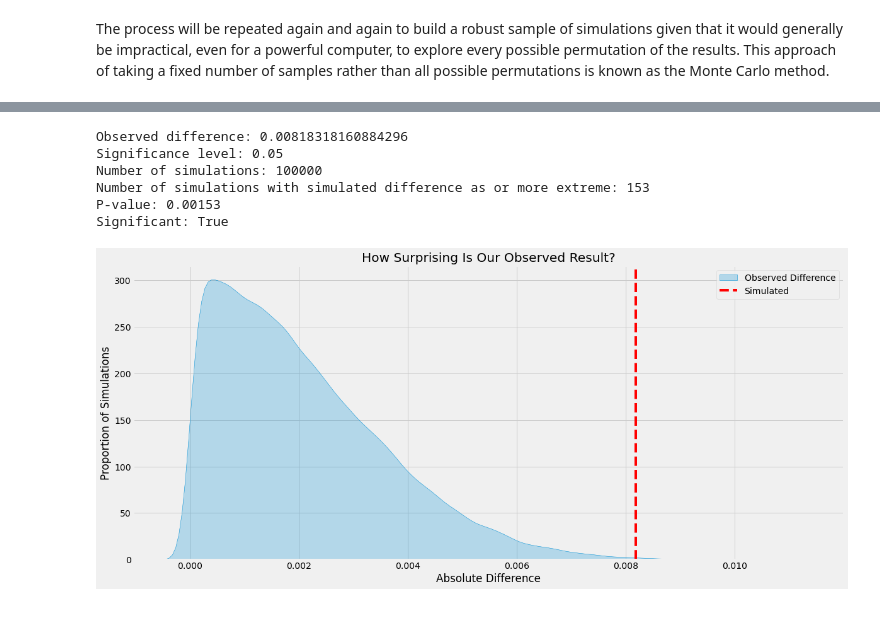
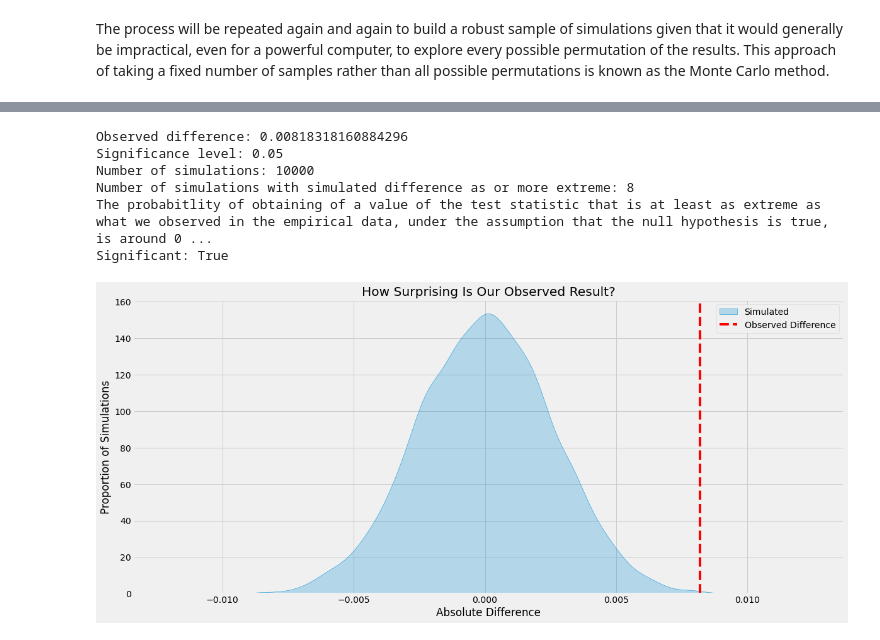
Before and after one commit to elvanselvano/hypothesis-testing, a Jupyter notebook: testing.ipynb, the cells around one changed output, grey strips where cells are left out. Drawn from its saved outputs; the diff is of its cells as text; code cells hidden in the pictures.

```diff
--- a/testing.ipynb
+++ b/testing.ipynb
@@ -88,0 +99,2 @@ memory usage: 4.6+ MB
+# %%
+df = mo.optimize(df)
@@ -134,7 +168,7 @@ df[df['sum_gamerounds'] > df['sum_gamerounds'].quantile(0.9999)]
 | 87007 | 9640085 | gate_30 | 2156 | True | True |
 | 88328 | 9791599 | gate_40 | 2063 | True | True |
 # %%
-df = df[df['sum_gamerounds'] < 3000]
+df = df[df['sum_gamerounds'] < 3000].copy()
 # %% [markdown]
 Now, we will try to compare the versions again.
 # %%
@@ -354,7 +425,8 @@ def permutation(df, group, metric):
     randomly_shuffled = np.random.permutation(df[metric].values)
     r1 = randomly_shuffled[:N].mean()
     r2 = randomly_shuffled[N:].mean()
-    return abs(r2-r1)
+
+    return r2-r1
 
 def permutation_test(df, group, metric, num_simulations):
     simulated_results = []
@@ -415,7 +487,7 @@ plt.show()
 # %%
-observed_difference = abs(df.groupby('version')['retention_7'].mean()[0] - df.groupby('version')['retention_7'].mean()[1])
+observed_difference = df.groupby('version')['retention_7'].mean()[0] - df.groupby('version')['retention_7'].mean()[1]
 significance_level = 0.05
-num_simulations = 100000
+num_simulations = 10000
 simulated_results = permutation_test(df, 'version', 'retention_7', num_simulations)
 simulations_as_or_more_extreme = sum(simulated_results >= observed_difference)
 p_value = simulations_as_or_more_extreme / num_simulations
@@ -425,35 +497,35 @@ print('Observed difference:', observed_difference)
 print('Significance level:', significance_level)
 print('Number of simulations:', num_simulations)
 print('Number of simulations with simulated difference as or more extreme:', simulations_as_or_more_extreme)
-print('P-value:', p_value)
+print('The probabitlity of obtaining of a value of the test statistic that is at least as extreme as what we observed in the empirical data, under the assumption that the null hypothesis is true, is around', p_value)
 print('Significant:', significant_or_not)
 # %% [output]
 Observed difference: 0.00818318160884296
 Significance level: 0.05
-Number of simulations: 100000
-Number of simulations with simulated difference as or more extreme: 153
-P-value: 0.00153
+Number of simulations: 10000
+Number of simulations with simulated difference as or more extreme: 8
+The probabitlity of obtaining of a value of the test statistic that is at least as extreme as what we observed in the empirical data, under the assumption that the null hypothesis is true, is around 0 ...
 Significant: True
 # %%
 plt.figure(figsize=(18, 8))
 density_plot = sns.kdeplot(simulated_results, shade=True)
 density_plot.set(
     xlabel='Absolute Difference',
     ylabel='Proportion of Simulations',
     title='How Surprising Is Our Observed Result?'
 )
 
 # Add a line to show the actual difference observed in the data
 density_plot.axvline(
     x=observed_difference,
     color='red',
     linestyle='--'
 )
 
 plt.legend(
-    labels=['Observed Difference', 'Simulated'],
+    labels=['Simulated', 'Observed Difference'],
     loc='upper right'
 )
 plt.show()
 # %% [output]
-[figure, old version]
+[figure, new version]
```
Also changed, not shown: parts of 32 cells of this notebook.
